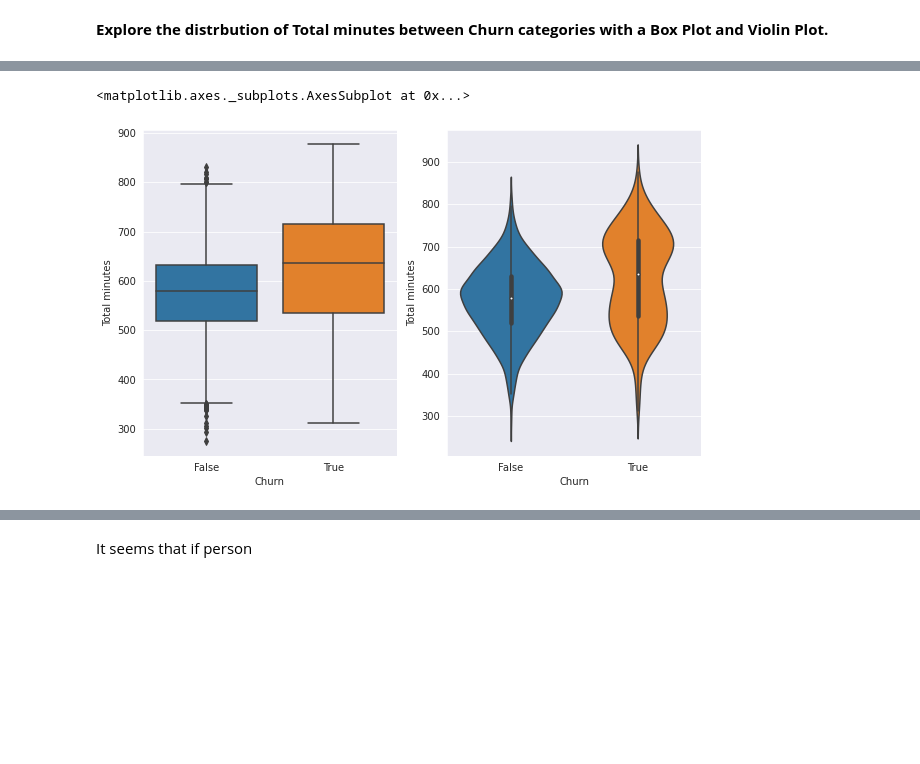
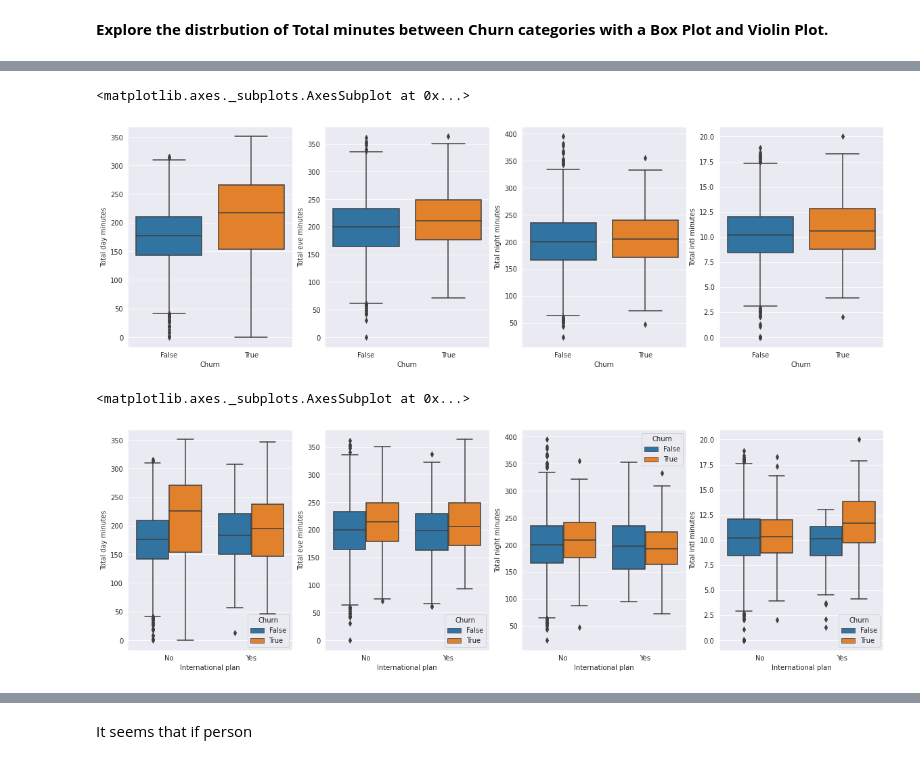
Before and after one commit to Gaurav2912/Telecom-Churn-Analysis---Capstone-Project, a Jupyter notebook: Telecom_Churn_Analysis_Capstone_Project.ipynb, the cells around one changed output, grey strips where cells are left out. Drawn from its saved outputs; the diff is of its cells as text; code cells hidden in the pictures; blank space fills up the shorter version.

```diff
--- a/Telecom_Churn_Analysis_Capstone_Project.ipynb
+++ b/Telecom_Churn_Analysis_Capstone_Project.ipynb
@@ -354,3 +366,8 @@ Median and Mean of Total night minutes : 201.20 and 200.87
 This shows that people talk less in day compare to evening and night.
 # %% [markdown]
 **Explore the distrbution of Total minutes between Churn categories with a Box Plot and Violin Plot.**
+# %%
+# convert the data type of the Area code, scince are code is kind of lable, there is no hireacry in it.
+df['Area code'] = df['Area code'].astype('str')
+# For numerical calculation in co-relation we need to convert it into integer
+df['Churn'] = df['Churn'].astype('int')
@@ -357,7 +573,21 @@ This shows that people talk less in day compare to evening and night.
+# %%
+# Convert integer to boolean data type in Target variable
+df['Churn'] = df['Churn'].apply(lambda x: True if x == 1 else False)
 # %%
-fig, axes = plt.subplots(nrows= 1, ncols= 2, figsize= (10,6))
-sns.boxplot(ax= axes[0],data=df,x='Churn',y='Total minutes')
-sns.violinplot(ax= axes[1], data=df,x='Churn',y='Total minutes')
+fig, axes = plt.subplots(nrows= 1, ncols= 4, figsize= (20,6))
+sns.boxplot(ax= axes[0],data=df,x='Churn',y='Total day minutes')
+sns.boxplot(ax= axes[1], data=df,x='Churn',y='Total eve minutes')
+sns.boxplot(ax= axes[2], data=df,x='Churn',y='Total night minutes')
+sns.boxplot(ax= axes[3], data=df,x='Churn',y='Total intl minutes')
 # %% [output]
 <matplotlib.axes._subplots.AxesSubplot at 0x...>
-[figure, old version]
+[figure, new version]
+# %%
+fig, axes = plt.subplots(nrows= 1, ncols= 4, figsize= (20,6))
+sns.boxplot(ax= axes[0],data=df, hue='Churn',y='Total day minutes', x= 'International plan')
+sns.boxplot(ax= axes[1], data=df, hue='Churn',y='Total eve minutes', x= 'International plan')
+sns.boxplot(ax= axes[2], data=df, hue='Churn',y='Total night minutes', x= 'International plan')
+sns.boxplot(ax= axes[3], data=df, hue='Churn',y='Total intl minutes', x= 'International plan')
+# %% [output]
+<matplotlib.axes._subplots.AxesSubplot at 0x...>
+[figure, added]
```
Also changed, not shown: parts of 58 cells of this notebook.
